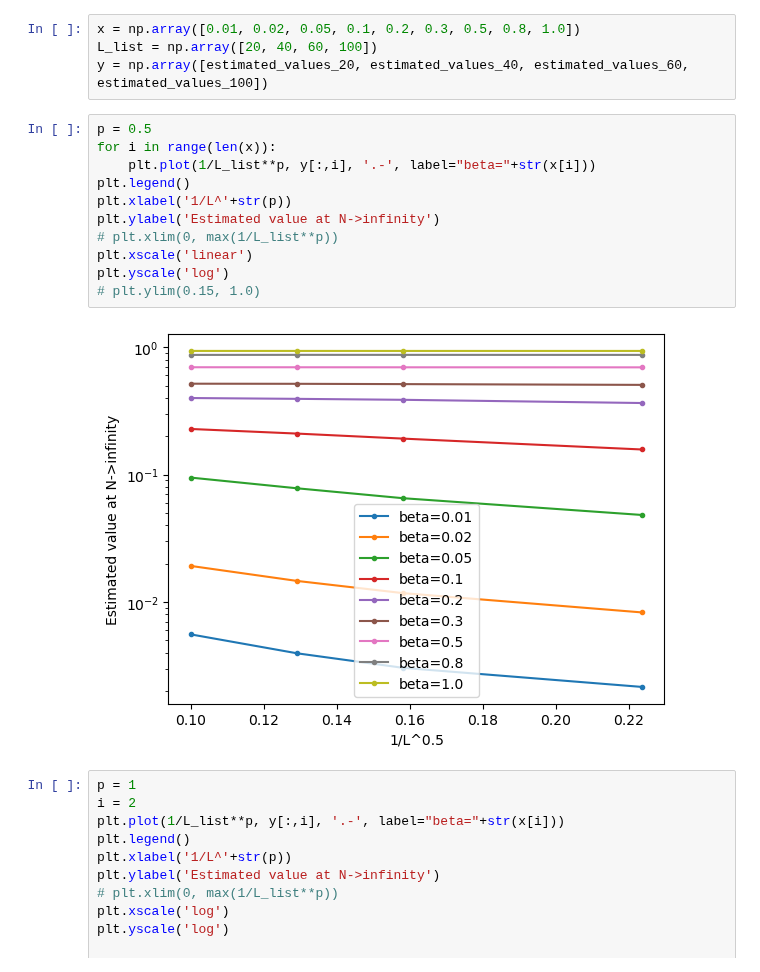
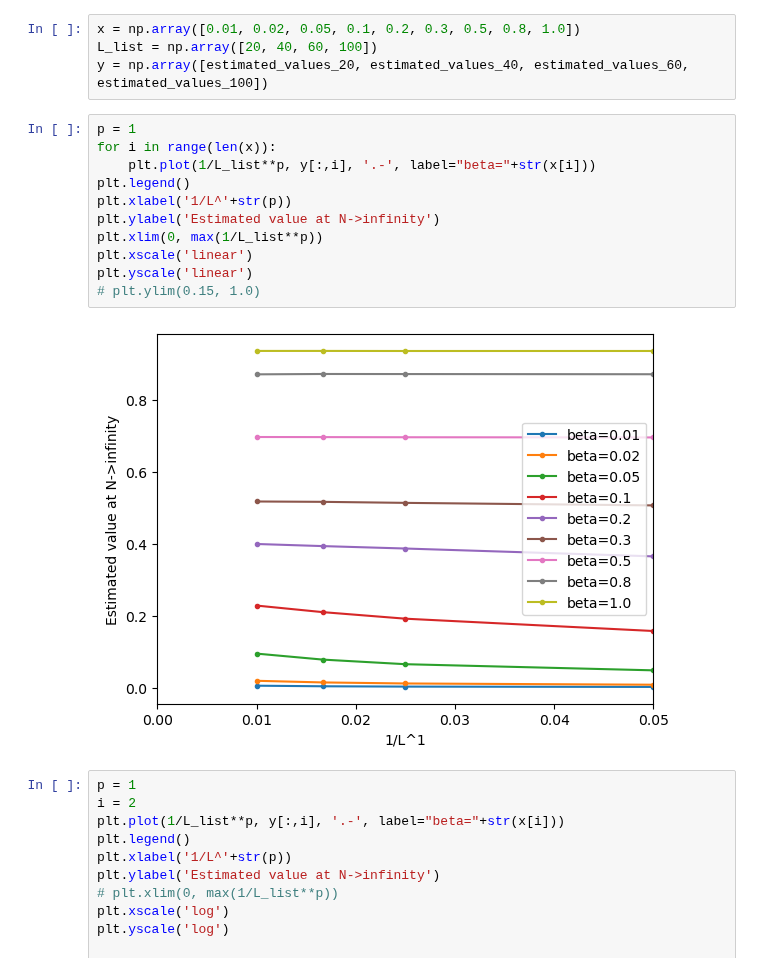
Before and after one commit to YueLiu01/MPSToolBox, a Jupyter notebook: snapshot_measurements_nonNN.ipynb, the cells around one changed output. Cells and saved outputs as stored; diff of their text form.

Commit message:
linear regression on one-point function

```diff
--- a/snapshot_measurements_nonNN.ipynb
+++ b/snapshot_measurements_nonNN.ipynb
@@ -786,18 +786,18 @@ x = np.array([0.01, 0.02, 0.05, 0.1, 0.2, 0.3, 0.5, 0.8, 1.0])
 L_list = np.array([20, 40, 60, 100])
 y = np.array([estimated_values_20, estimated_values_40, estimated_values_60, estimated_values_100])
 # %%
-p = 0.5
+p = 1
 for i in range(len(x)):
     plt.plot(1/L_list**p, y[:,i], '.-', label="beta="+str(x[i]))
 plt.legend()
 plt.xlabel('1/L^'+str(p))
 plt.ylabel('Estimated value at N->infinity')
-# plt.xlim(0, max(1/L_list**p))
+plt.xlim(0, max(1/L_list**p))
 plt.xscale('linear')
-plt.yscale('log')
+plt.yscale('linear')
 # plt.ylim(0.15, 1.0)
 # %% [output]
-[figure, old version]
+[figure, new version]
 # %%
 p = 1
 i = 2
```
Also changed, not shown: 1 other file.
